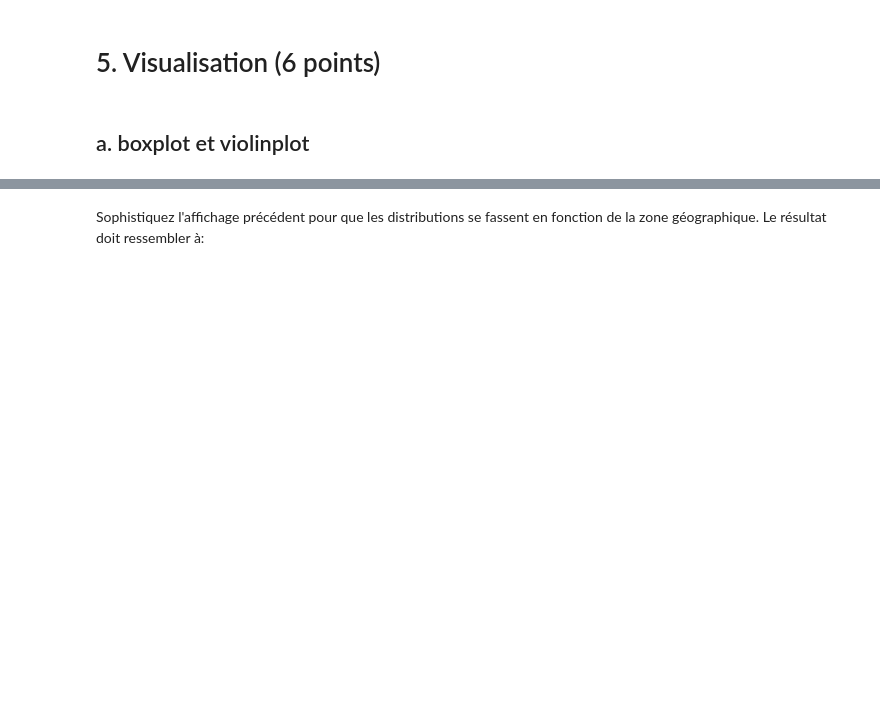
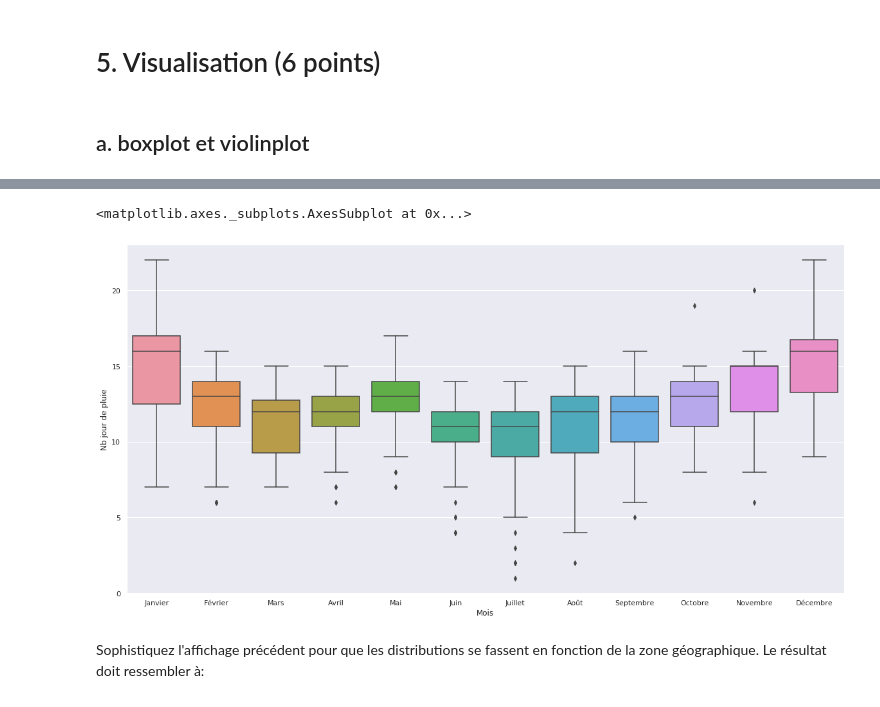
Before and after one commit to campusplage/compte-rendus-calmdown, a Jupyter notebook: TP1_pandas.ipynb, the cells around one changed output, grey strips where cells are left out. Saved outputs shown, nothing was run; the diff lists cells and outputs as text; code cells hidden in the pictures; blank space fills up the shorter version.

Commit message:
Partie visualisation terminé

```diff
--- a/TP1_pandas.ipynb
+++ b/TP1_pandas.ipynb
@@ -450,3 +430,11 @@ sns.set()
+# %%
+
+df = data.loc[:,(['Jours de pluie'])].reset_index().melt(id_vars = ['Ville'],value_name='Nb jour de pluie')
+plt.figure(figsize=(20, 10))
+sns.boxplot(x='Mois', y='Nb jour de pluie',data=df)
+# %% [output]
+<matplotlib.axes._subplots.AxesSubplot at 0x...>
+[figure, added]
 # %% [markdown]
 Sophistiquez l'affichage précédent pour que les distributions se fassent en fonction de la zone géographique. Le résultat doit ressembler à:
 
```
Also changed, not shown: parts of 6 cells of this notebook.
